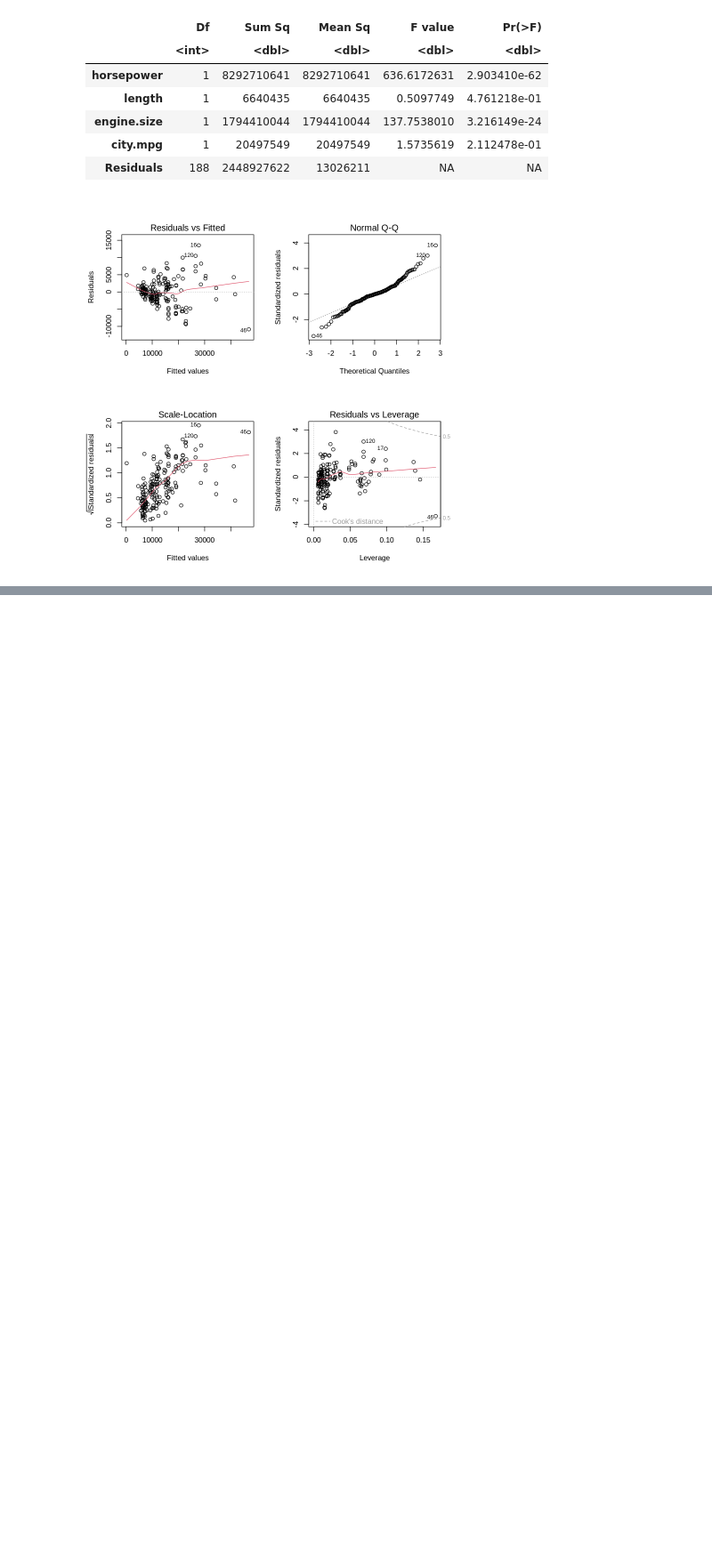
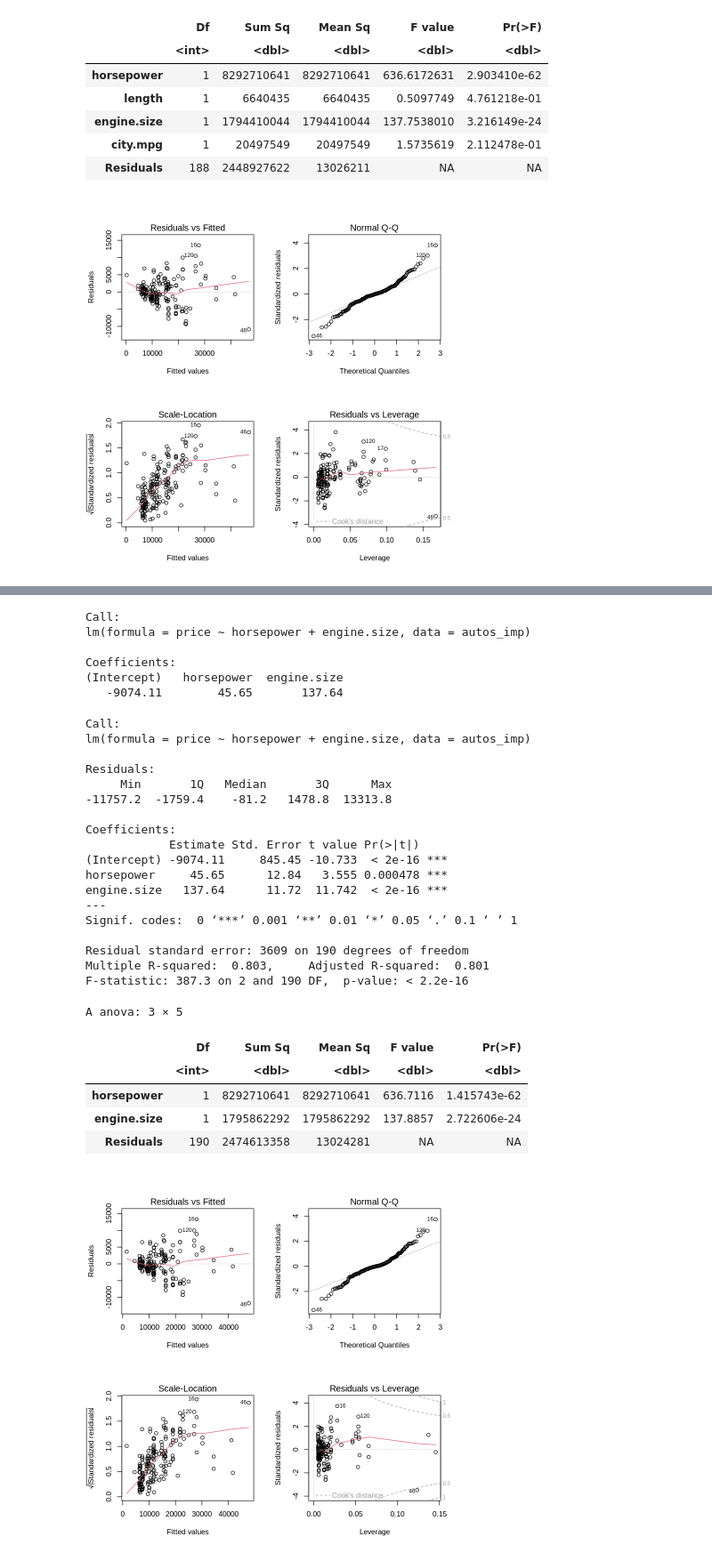
Before and after one commit to BrunaKrasotaMatos/An-liseEstat-stica, a Jupyter notebook: Trilha5/Trilha5.ipynb, the cells around one changed output, grey strips where cells are left out. Shown at 89% size. Cells and saved outputs as stored; diff of their text form; code cells hidden in the pictures; blank space fills up the shorter version.

```diff
--- a/Trilha5/Trilha5.ipynb
+++ b/Trilha5/Trilha5.ipynb
@@ -145,0 +193,45 @@ names(mod_auto.df) <- c("residuos")
+# %%
+# Modelo Linear dos meus dados
+mod_auto_2 <- lm(price ~ horsepower+engine.size, data=autos_imp)
+mod_auto_2
+summary(mod_auto_2)
+anova(mod_auto_2)
+
+# grafico de residuos
+par(mfrow=c(2,2))
+plot(mod_auto_2)
+
+mod_auto_2.df <- as.data.frame(residuals(mod_auto_2))
+names(mod_auto_2.df) <- c("residuos")
+# %% [output]
+Call:
+lm(formula = price ~ horsepower + engine.size, data = autos_imp)
+
+Coefficients:
+(Intercept)   horsepower  engine.size
+   -9074.11        45.65       137.64
+Call:
+lm(formula = price ~ horsepower + engine.size, data = autos_imp)
+
+Residuals:
+     Min       1Q   Median       3Q      Max
+-11757.2  -1759.4    -81.2   1478.8  13313.8
+
+Coefficients:
+            Estimate Std. Error t value Pr(>|t|)
+(Intercept) -9074.11     845.45 -10.733  < 2e-16 ***
+horsepower     45.65      12.84   3.555 0.000478 ***
+engine.size   137.64      11.72  11.742  < 2e-16 ***
+---
+Signif. codes:  0 ‘***’ 0.001 ‘**’ 0.01 ‘*’ 0.05 ‘.’ 0.1 ‘ ’ 1
+
+Residual standard error: 3609 on 190 degrees of freedom
+Multiple R-squared:  0.803,     Adjusted R-squared:  0.801
+F-statistic: 387.3 on 2 and 190 DF,  p-value: < 2.2e-16
+A anova: 3 × 5
+|  | Df | Sum Sq | Mean Sq | F value | Pr(>F) |
+|  | <int> | <dbl> | <dbl> | <dbl> | <dbl> |
+| horsepower | 1 | 8292710641 | 8292710641 | 636.7116 | 1.415743e-62 |
+| engine.size | 1 | 1795862292 | 1795862292 | 137.8857 | 2.722606e-24 |
+| Residuals | 190 | 2474613358 | 13024281 | NA | NA |
+[figure, added]
```
Also changed, not shown: parts of 2 cells of this notebook.
